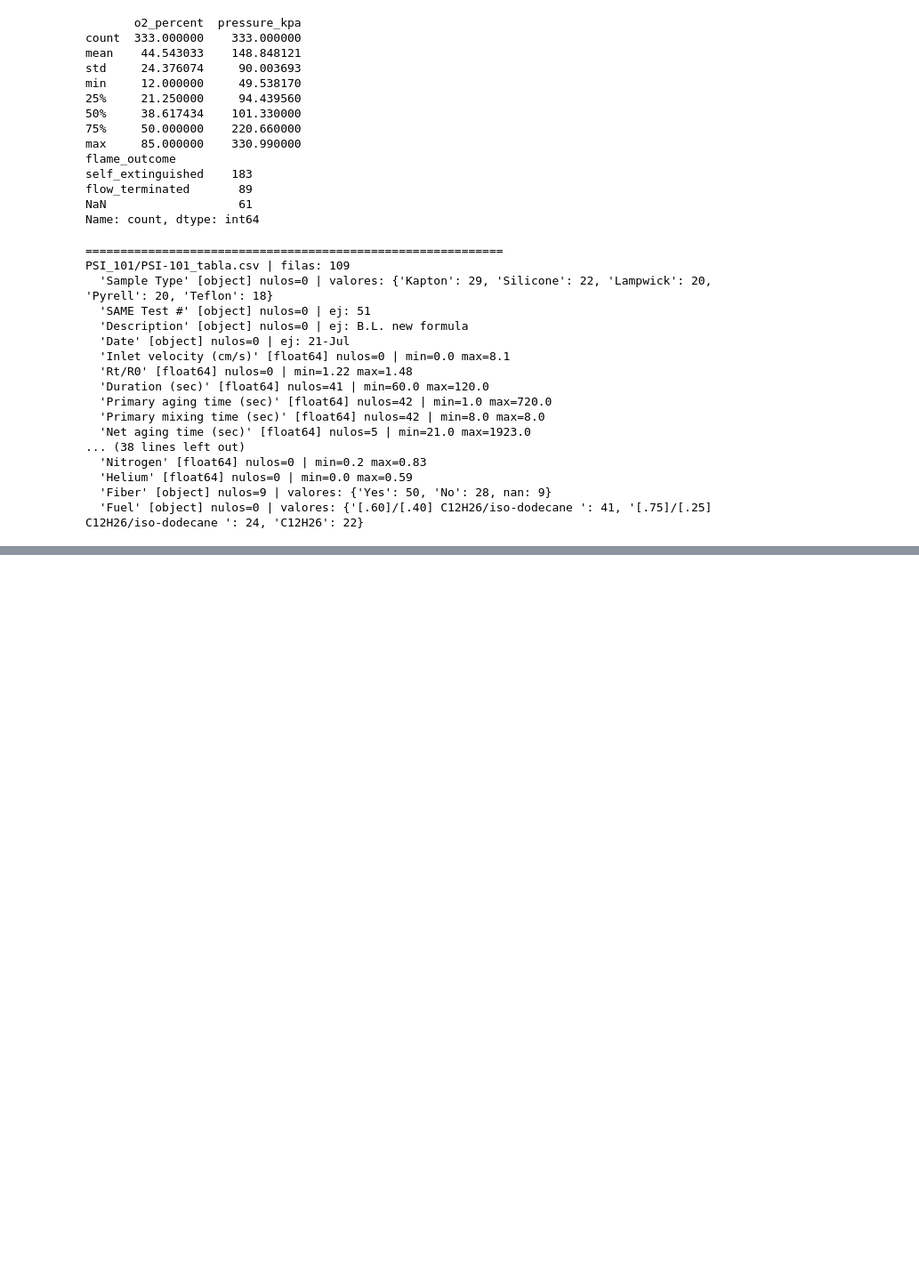
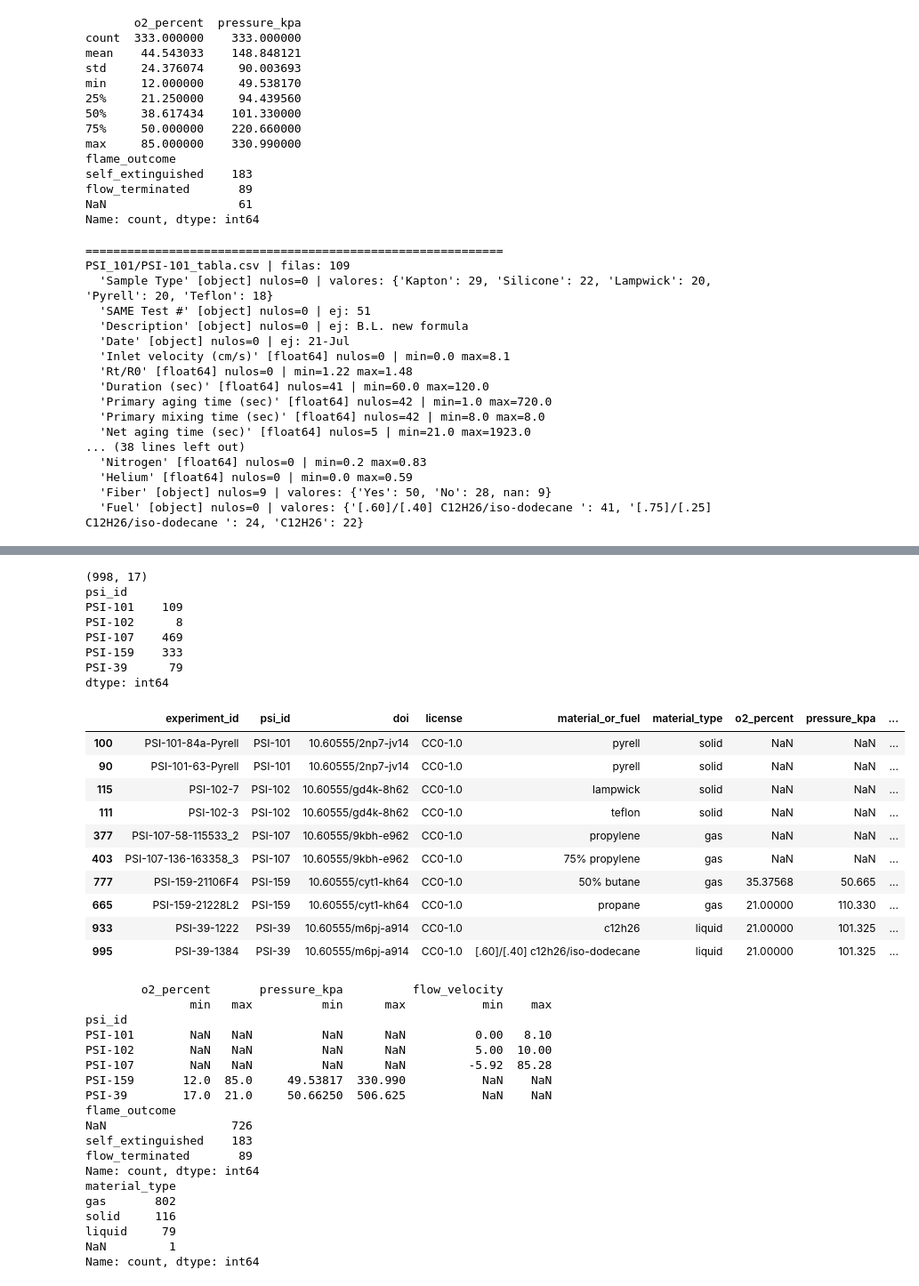
Before and after one commit to Zorx212/nasa-fire-dashboard, a Jupyter notebook: notes/explore.ipynb, the cells around one changed output, grey strips where cells are left out. Shown at 89% size. Drawn from its saved outputs; the diff is of its cells as text; code cells hidden in the pictures; blank space fills up the shorter version.

```diff
--- a/notes/explore.ipynb
+++ b/notes/explore.ipynb
@@ -148,0 +188,58 @@ print(m["material_type"].value_counts(dropna=False))
+# %%
+import pandas as pd
+pd.set_option("display.width", 250)
+pd.set_option("display.max_columns", None)
+pd.set_option("display.max_colwidth", 40)
+
+m = pd.read_csv("../data/processed/master_table.csv")
+print(m.shape)
+print(m.groupby("psi_id").size())
+
+# 2 filas al azar por PSI, sin la columna notes para que quepa
+display(m[m.psi_id == "PSI-159"].drop(columns=["notes", "title"]).head(20))
+
+# Rangos por PSI
+print(m.groupby("psi_id")[["o2_percent", "pressure_kpa", "flow_velocity"]].agg(["min", "max"]))
+
+# Categorías
+print(m["flame_outcome"].value_counts(dropna=False))
+print(m["material_type"].value_counts(dropna=False))
+# %% [output]
+(998, 17)
+psi_id
+PSI-101    109
+PSI-102      8
+PSI-107    469
+PSI-159    333
+PSI-39      79
+dtype: int64
+|  | experiment_id | psi_id | doi | license | material_or_fuel | material_type | o2_percent | pressure_kpa | ... |
+| 100 | PSI-101-84a-Pyrell | PSI-101 | 10.60555/2np7-jv14 | CC0-1.0 | pyrell | solid | NaN | NaN | ... |
+| 90 | PSI-101-63-Pyrell | PSI-101 | 10.60555/2np7-jv14 | CC0-1.0 | pyrell | solid | NaN | NaN | ... |
+| 115 | PSI-102-7 | PSI-102 | 10.60555/gd4k-8h62 | CC0-1.0 | lampwick | solid | NaN | NaN | ... |
+| 111 | PSI-102-3 | PSI-102 | 10.60555/gd4k-8h62 | CC0-1.0 | teflon | solid | NaN | NaN | ... |
+| 377 | PSI-107-58-115533_2 | PSI-107 | 10.60555/9kbh-e962 | CC0-1.0 | propylene | gas | NaN | NaN | ... |
+| 403 | PSI-107-136-163358_3 | PSI-107 | 10.60555/9kbh-e962 | CC0-1.0 | 75% propylene | gas | NaN | NaN | ... |
+| 777 | PSI-159-21106F4 | PSI-159 | 10.60555/cyt1-kh64 | CC0-1.0 | 50% butane | gas | 35.37568 | 50.665 | ... |
+| 665 | PSI-159-21228L2 | PSI-159 | 10.60555/cyt1-kh64 | CC0-1.0 | propane | gas | 21.00000 | 110.330 | ... |
+| 933 | PSI-39-1222 | PSI-39 | 10.60555/m6pj-a914 | CC0-1.0 | c12h26 | liquid | 21.00000 | 101.325 | ... |
+| 995 | PSI-39-1384 | PSI-39 | 10.60555/m6pj-a914 | CC0-1.0 | [.60]/[.40] c12h26/iso-dodecane | liquid | 21.00000 | 101.325 | ... |
+        o2_percent       pressure_kpa          flow_velocity
+               min   max          min      max           min    max
+psi_id
+PSI-101        NaN   NaN          NaN      NaN          0.00   8.10
+PSI-102        NaN   NaN          NaN      NaN          5.00  10.00
+PSI-107        NaN   NaN          NaN      NaN         -5.92  85.28
+PSI-159       12.0  85.0     49.53817  330.990           NaN    NaN
+PSI-39        17.0  21.0     50.66250  506.625           NaN    NaN
+flame_outcome
+NaN                  726
+self_extinguished    183
+flow_terminated       89
+Name: count, dtype: int64
+material_type
+gas       802
+solid     116
+liquid     79
+NaN         1
+Name: count, dtype: int64
```
Also changed, not shown: parts of 1 cell of this notebook, 2 other files.
